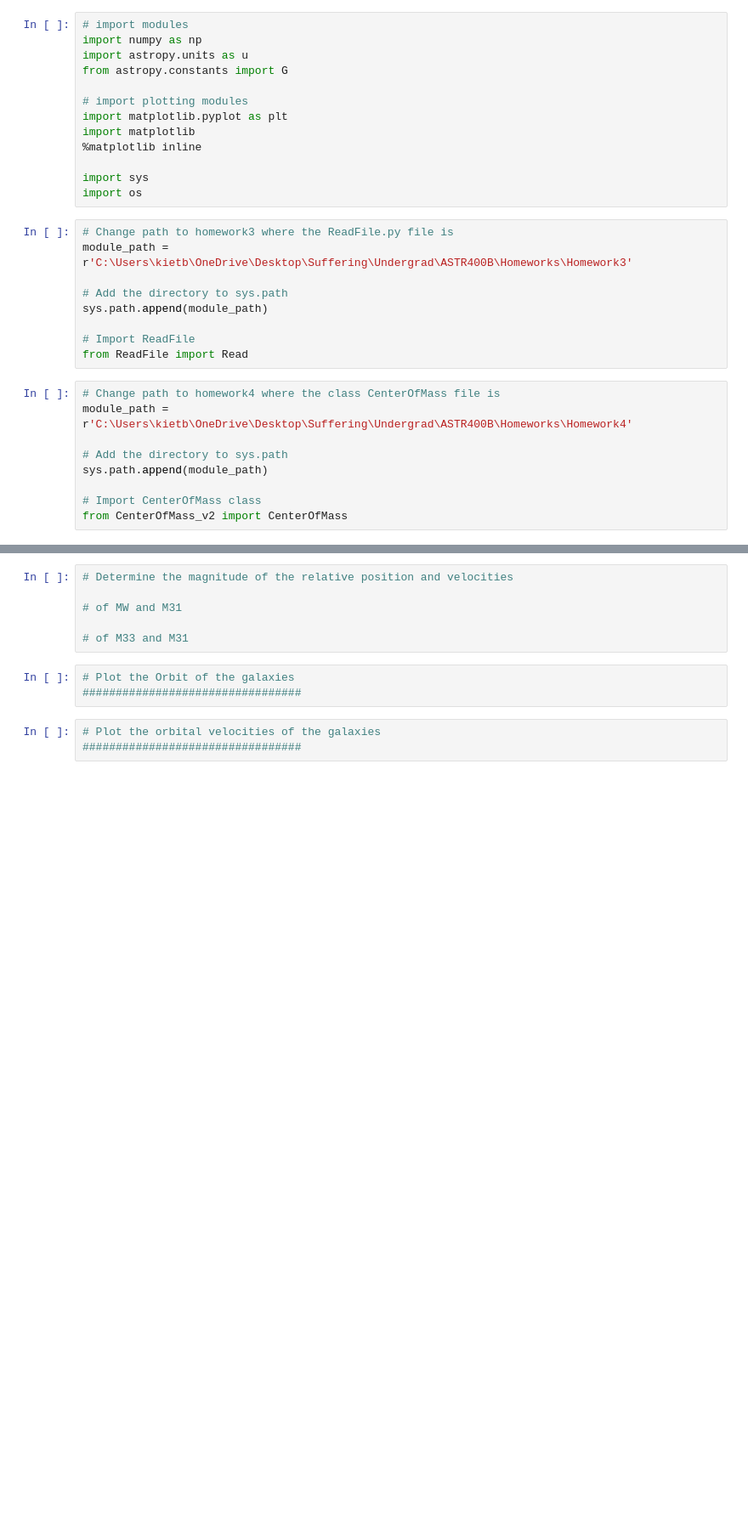
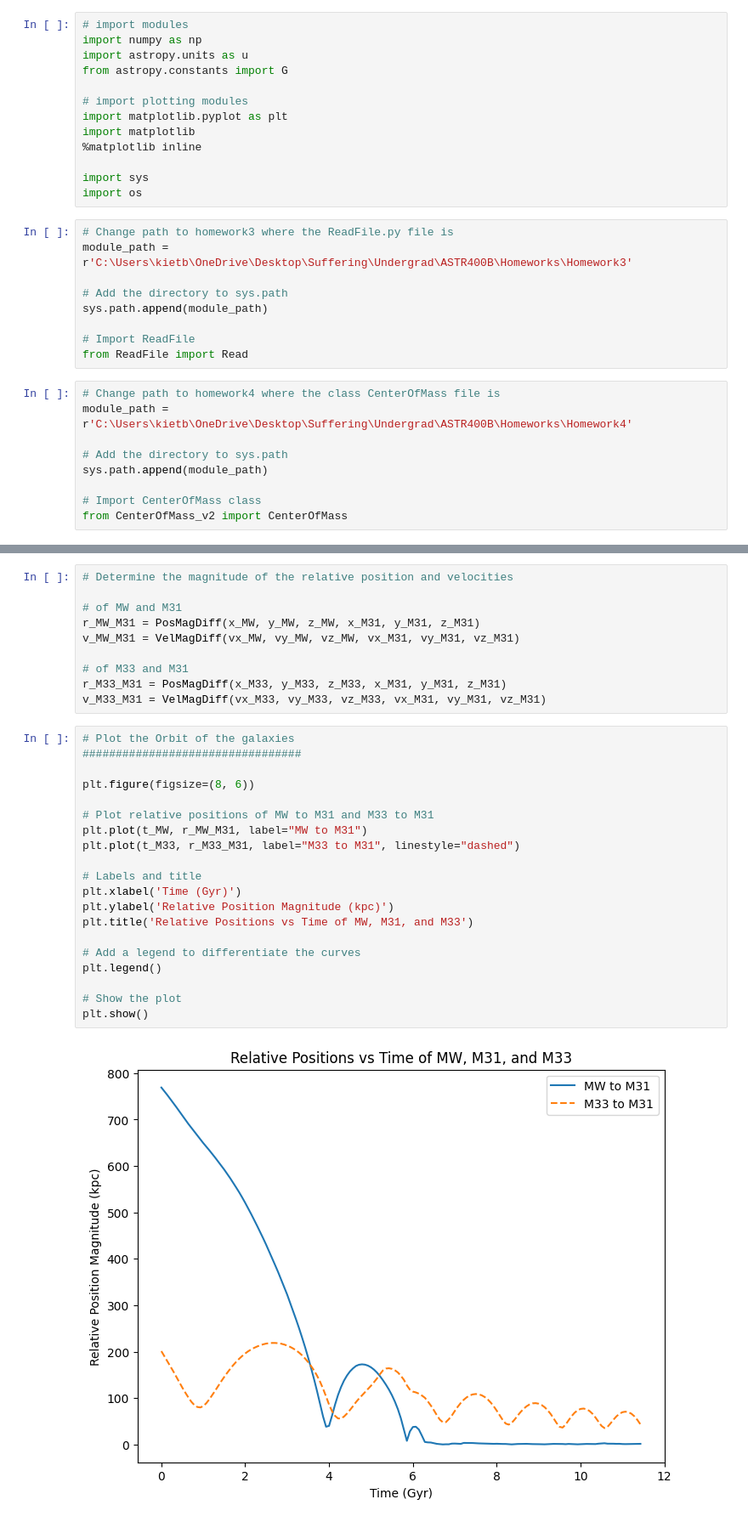
Before and after one commit to B3nn1E/ASTR400B, a Jupyter notebook: Homeworks/Homework6/OrbitCOM.ipynb, the cells around one changed output, grey strips where cells are left out. Shown: that part at 85% size. Drawn from its saved outputs; the diff is of its cells as text; blank space fills up the shorter version.

```diff
--- a/Homeworks/Homework6/OrbitCOM.ipynb
+++ b/Homeworks/Homework6/OrbitCOM.ipynb
@@ -165,11 +252,31 @@ FileNotFoundError: Orbit_MW.txt not found.
 # Determine the magnitude of the relative position and velocities
 
 # of MW and M31
+r_MW_M31 = PosMagDiff(x_MW, y_MW, z_MW, x_M31, y_M31, z_M31)
+v_MW_M31 = VelMagDiff(vx_MW, vy_MW, vz_MW, vx_M31, vy_M31, vz_M31)
 
 # of M33 and M31
+r_M33_M31 = PosMagDiff(x_M33, y_M33, z_M33, x_M31, y_M31, z_M31)
+v_M33_M31 = VelMagDiff(vx_M33, vy_M33, vz_M33, vx_M31, vy_M31, vz_M31)
-# %%
-# Plot the Orbit of the galaxies
-#################################
-# %%
-# Plot the orbital velocities of the galaxies
-#################################
+# %%
+# Plot the Orbit of the galaxies
+#################################
+
+plt.figure(figsize=(8, 6))
+
+# Plot relative positions of MW to M31 and M33 to M31
+plt.plot(t_MW, r_MW_M31, label="MW to M31")
+plt.plot(t_M33, r_M33_M31, label="M33 to M31", linestyle="dashed")
+
+# Labels and title
+plt.xlabel('Time (Gyr)')
+plt.ylabel('Relative Position Magnitude (kpc)')
+plt.title('Relative Positions vs Time of MW, M31, and M33')
+
+# Add a legend to differentiate the curves
+plt.legend()
+
+# Show the plot
+plt.show()
+# %% [output]
+[figure, added]
```
Also changed, not shown: parts of 14 cells of this notebook, 3 other files.
